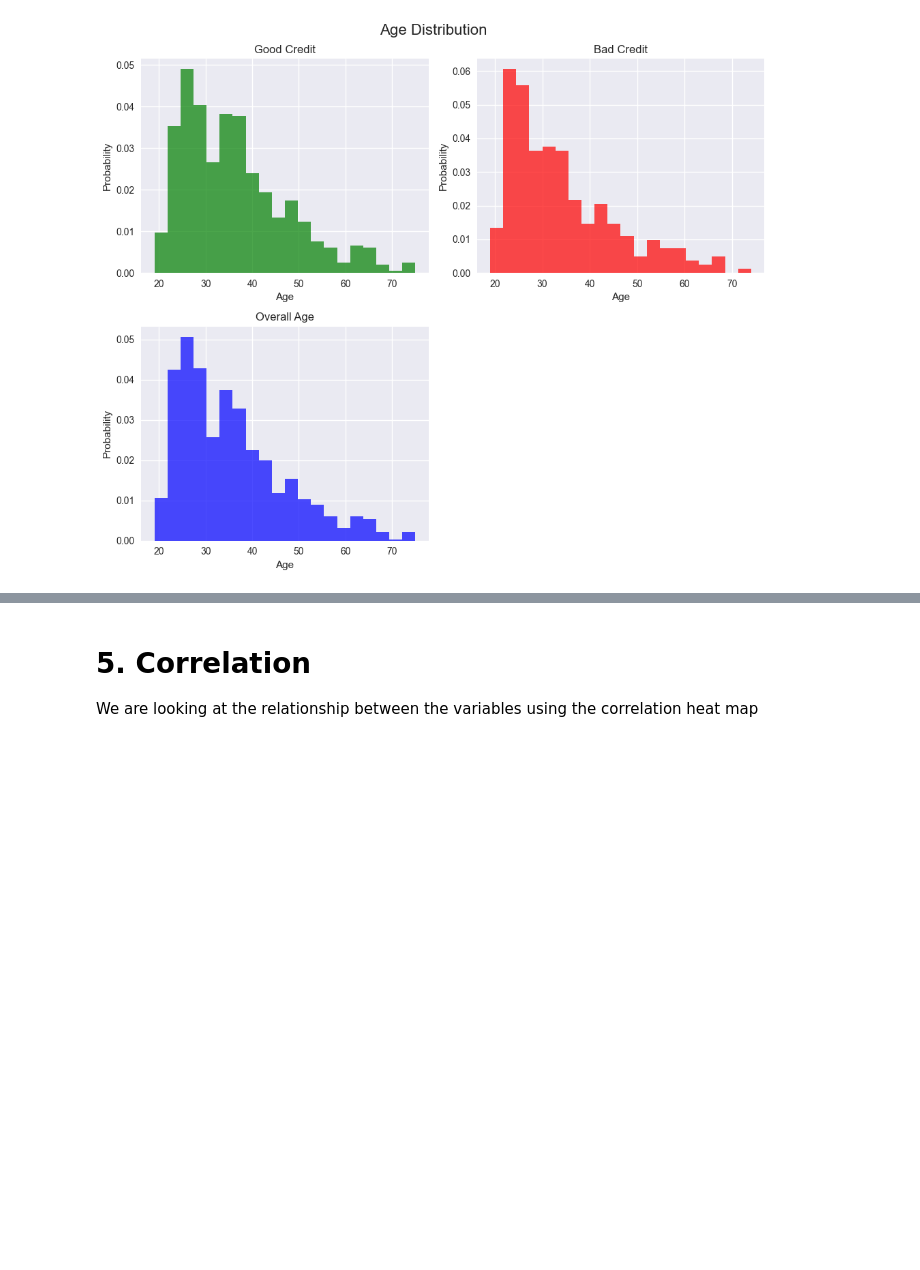
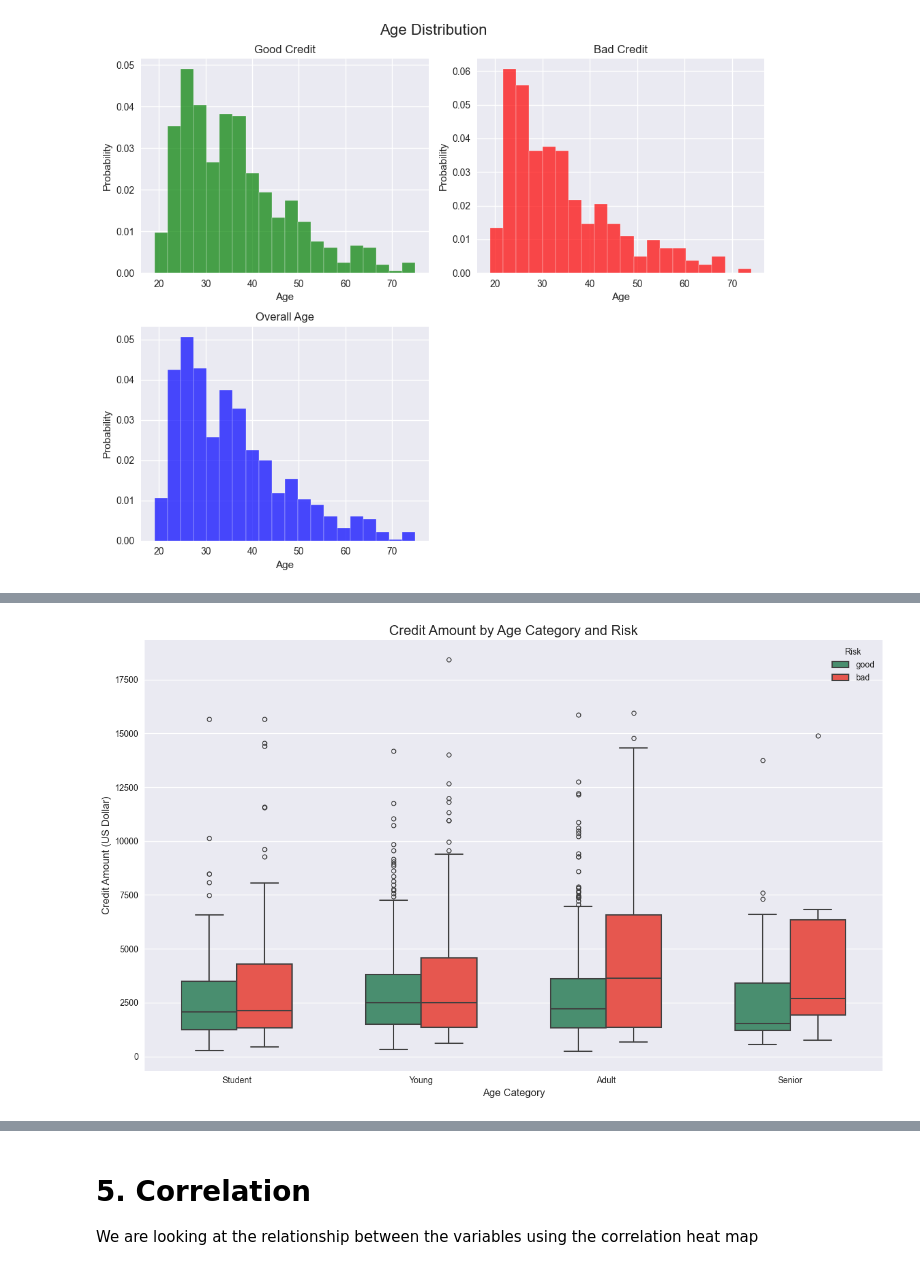
Before and after one commit to WisemanRadebe/Credit-Risk-Modeling, a Jupyter notebook: Notebook.ipynb, the cells around one changed output, grey strips where cells are left out. Saved outputs shown, nothing was run; the diff lists cells and outputs as text; code cells hidden in the pictures; blank space fills up the shorter version.

```diff
--- a/Notebook.ipynb
+++ b/Notebook.ipynb
@@ -186,0 +196,39 @@ plt.show()
+# %%
+#Grouping the ages into categories
+interval = (18, 25, 35, 60, 100)
+
+cats = ['Student', 'Young', 'Adult', 'Senior']
+german_data["Age_cat"] = pd.cut(german_data.Age, interval, labels=cats)
+
+
+df_good = german_data[german_data["Risk"] == 'good']
+df_bad = german_data[german_data["Risk"] == 'bad']
+
+df_combined=pd.concat([df_good,df_bad])
+
+# Set color palette
+palette = {'good': '#3D9970',  # mid green
+           'bad': '#FF4136'}   # light red
+
+# Create the grouped box plot
+plt.figure(figsize=(13,8))
+sns.boxplot(
+    x='Age_cat',
+    y='Credit amount',
+    hue='Risk',
+    data=df_combined,
+    palette=palette,
+    width=0.6,
+    fliersize=5,
+    linewidth=1.5
+)
+
+# Titles and labels
+plt.title('Credit Amount by Age Category and Risk', fontsize=16)
+plt.xlabel('Age Category', fontsize=12)
+plt.ylabel('Credit Amount (US Dollar)', fontsize=12)
+plt.legend(title='Risk')
+plt.tight_layout()
+plt.show()
+# %% [output]
+[figure, added]
```
Also changed, not shown: parts of 58 cells of this notebook.
